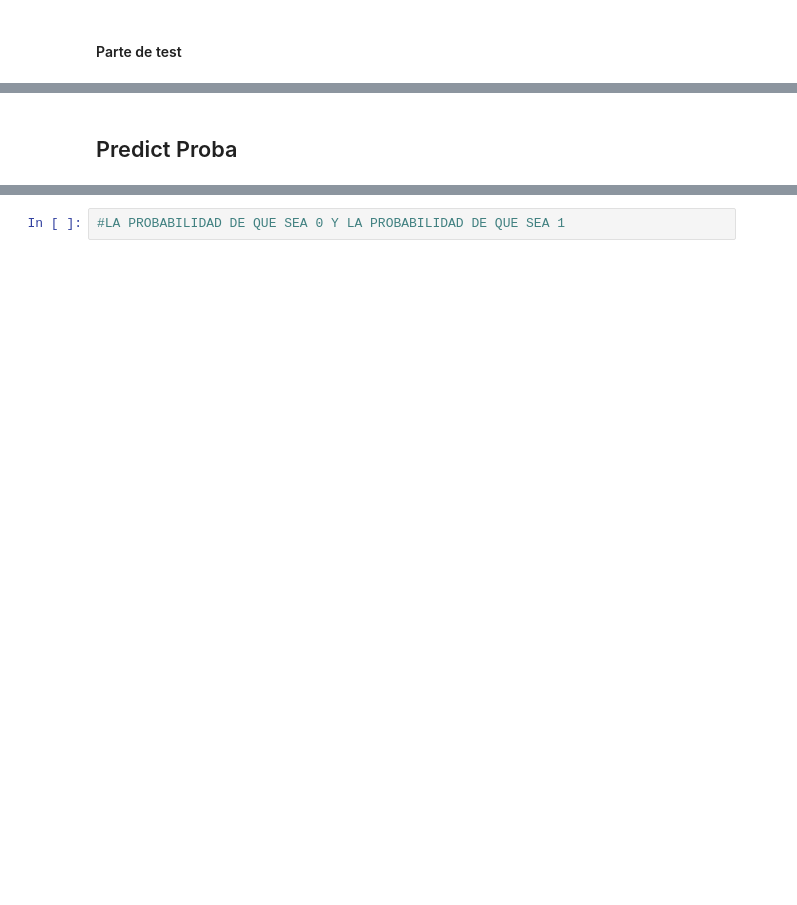
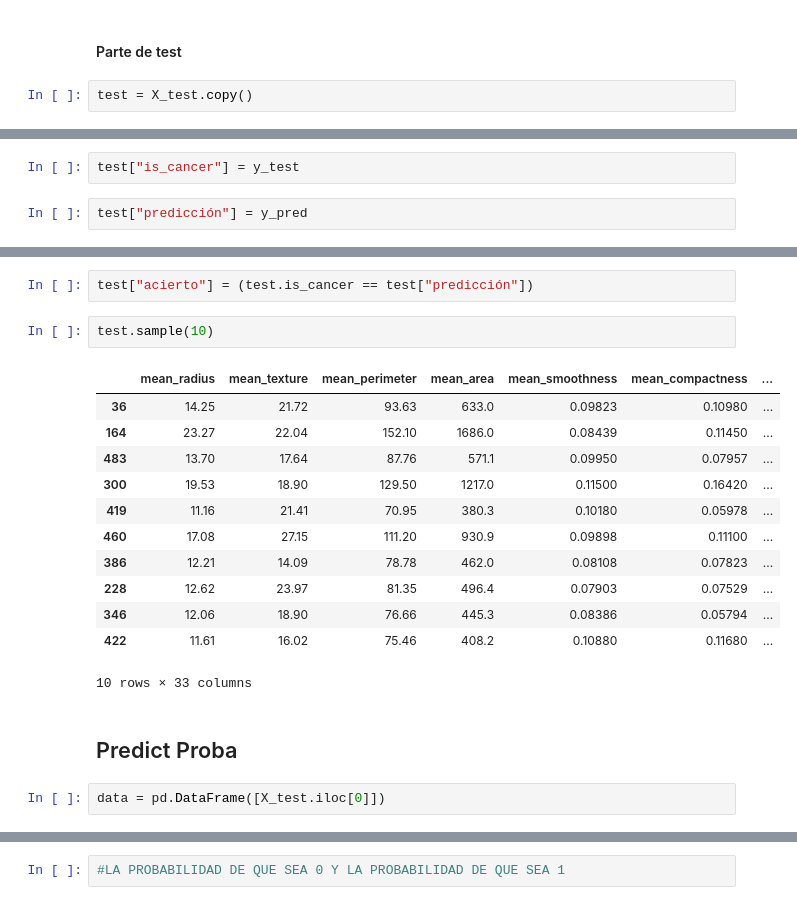
Before and after one commit to Ironhack-Data-Madrid-Octubre-2021/apuntes_clase, a Jupyter notebook: semana_07/02-Clasificación-.ipynb, the cells around one changed output, grey strips where cells are left out. Cells and saved outputs as stored; diff of their text form; blank space fills up the shorter version.

```diff
--- a/semana_07/02-Clasificación-.ipynb
+++ b/semana_07/02-Clasificación-.ipynb
@@ -120,2 +288,4 @@ Please also refer to the documentation for alternative solver options:
 # %% [markdown]
 #### Parte de test
+# %%
+test = X_test.copy()
@@ -121,0 +302,4 @@ Please also refer to the documentation for alternative solver options:
+# %%
+test["is_cancer"] = y_test
+# %%
+test["predicción"] = y_pred
@@ -122,2 +316,21 @@ Please also refer to the documentation for alternative solver options:
+# %%
+test["acierto"] = (test.is_cancer == test["predicción"])
+# %%
+test.sample(10)
+# %% [output]
+|  | mean_radius | mean_texture | mean_perimeter | mean_area | mean_smoothness | mean_compactness | ... |
+| 36 | 14.25 | 21.72 | 93.63 | 633.0 | 0.09823 | 0.10980 | ... |
+| 164 | 23.27 | 22.04 | 152.10 | 1686.0 | 0.08439 | 0.11450 | ... |
+| 483 | 13.70 | 17.64 | 87.76 | 571.1 | 0.09950 | 0.07957 | ... |
+| 300 | 19.53 | 18.90 | 129.50 | 1217.0 | 0.11500 | 0.16420 | ... |
+| 419 | 11.16 | 21.41 | 70.95 | 380.3 | 0.10180 | 0.05978 | ... |
+| 460 | 17.08 | 27.15 | 111.20 | 930.9 | 0.09898 | 0.11100 | ... |
+| 386 | 12.21 | 14.09 | 78.78 | 462.0 | 0.08108 | 0.07823 | ... |
+| 228 | 12.62 | 23.97 | 81.35 | 496.4 | 0.07903 | 0.07529 | ... |
+| 346 | 12.06 | 18.90 | 76.66 | 445.3 | 0.08386 | 0.05794 | ... |
+| 422 | 11.61 | 16.02 | 75.46 | 408.2 | 0.10880 | 0.11680 | ... |
+10 rows × 33 columns
 # %% [markdown]
 ## Predict Proba
+# %%
+data = pd.DataFrame([X_test.iloc[0]])
```
Also changed, not shown: parts of 54 cells of this notebook.
